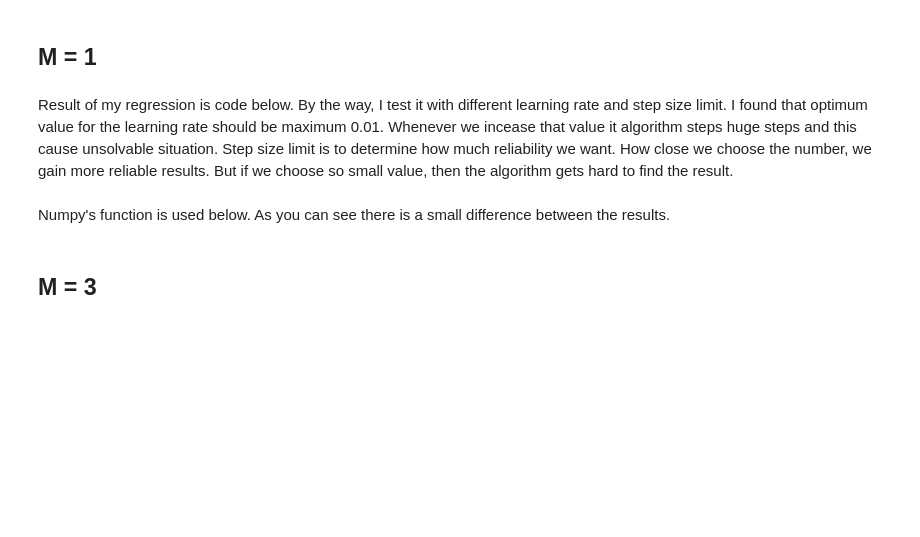
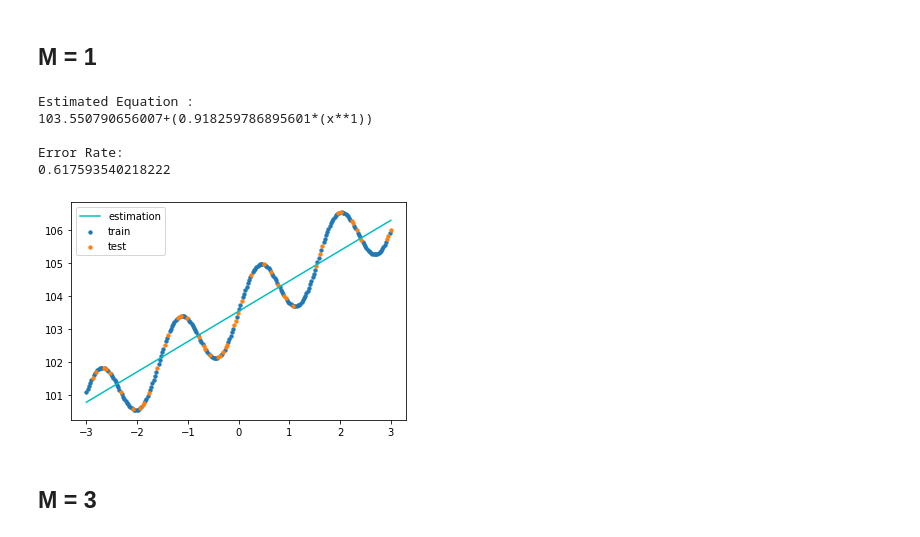
Before and after one commit to Urahs/as2, a Jupyter notebook: HW2_V2.ipynb, the cells around one changed output. Saved outputs shown, nothing was run; the diff lists cells and outputs as text; code cells hidden in the pictures; blank space fills up the shorter version.

```diff
--- a/HW2_V2.ipynb
+++ b/HW2_V2.ipynb
@@ -154,7 +160,7 @@ You can see the regression function code below. I wrote it by myself. It works p
 # %%
 from sympy import *
 x, y, z, w0, w1, w2, w3, w4, w5, w6, w7, w8, w9, observed = symbols('x y z w0 w1 w2 w3 w4 w5 w6 w7 w8 w9 observed')
-
+function = ""
 
 def Tabulate():
     plt.scatter(train[:, 0] , train[:, 1], label="train", s=11)
@@ -164,6 +170,8 @@ def Tabulate():
 
 
 def Least_Squares_Regression(m, learning_rate, step_size_limit):
+
+    global function
 
     predicted = Generate_Predicted_Equation(m)
     w_values = Generate_W_Values(m)
@@ -208,24 +216,32 @@ def Least_Squares_Regression(m, learning_rate, step_size_limit):
         estimated_function += "+(" + str(w_values[i]) + "*(x**" + str(i) + "))"
 
     print("Estimated Equation :\n" + estimated_function)
+    function = sympify(estimated_function)
     return eval(estimated_function)
 
 
 
 #this function returns the error rate
-def Error_Rate(test_data, equation):
-        sum_of_error = 0
-        for i in test_data:
-            sum_of_error += abs(i[1] - equation(i[0]))
-        return sum_of_error/len(test_data)
+def Error_Rate(test_data):
+
+    global function
+
+    sum_of_error = 0
+    for i in test_data:
+        sum_of_error += abs(i[1] - function.subs("x",i[0]))
+    print("\nError Rate:\n" + str(sum_of_error/len(test_data)))
 # %% [markdown]
 ## M = 1
-# %% [markdown]
-Result of my regression is code below. By the way, I test it with different learning rate and step size limit. I found that optimum value for the learning rate should be maximum 0.01. Whenever we incease that value it algorithm steps huge steps and this cause unsolvable situation. Step size limit is to determine how much reliability we want. How close we choose the number, we gain more reliable results. But if we choose so small value, then the algorithm gets hard to find the result.
 # %%
 x = np.arange(-3, 4, 1)
-y = Least_Squares_Regression(1, 0.01, 0.01)
+y = Least_Squares_Regression(1, 0.001, 0.01)
 plt.plot(x, y, color="c", label="estimation")
+Error_Rate(test_data)
 Tabulate()
+# %% [output]
+Estimated Equation :
+103.550790656007+(0.918259786895601*(x**1))
+
+Error Rate:
+0.617593540218222
+[figure, added]
-# %% [markdown]
-Numpy's function is used below. As you can see there is a small difference between the results.
```
Also changed, not shown: parts of 5 cells of this notebook, 1 other file.
